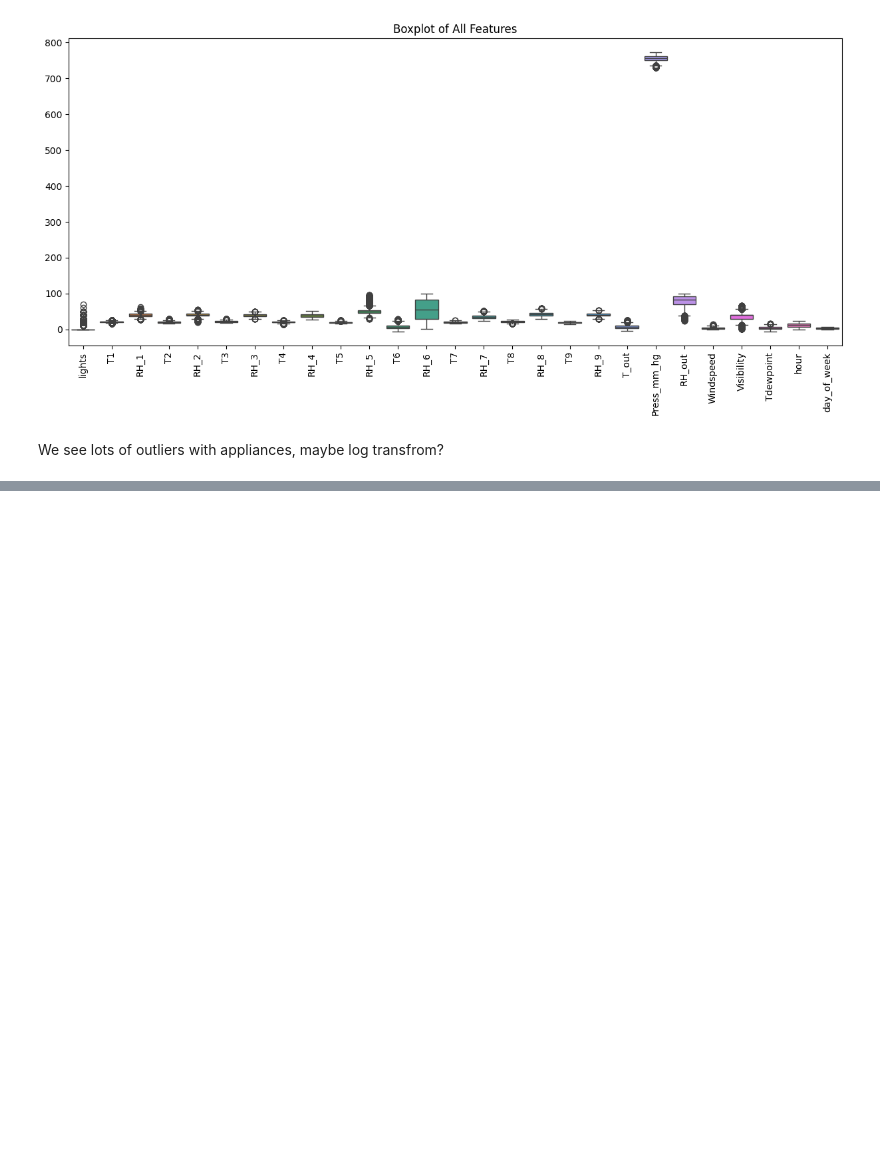
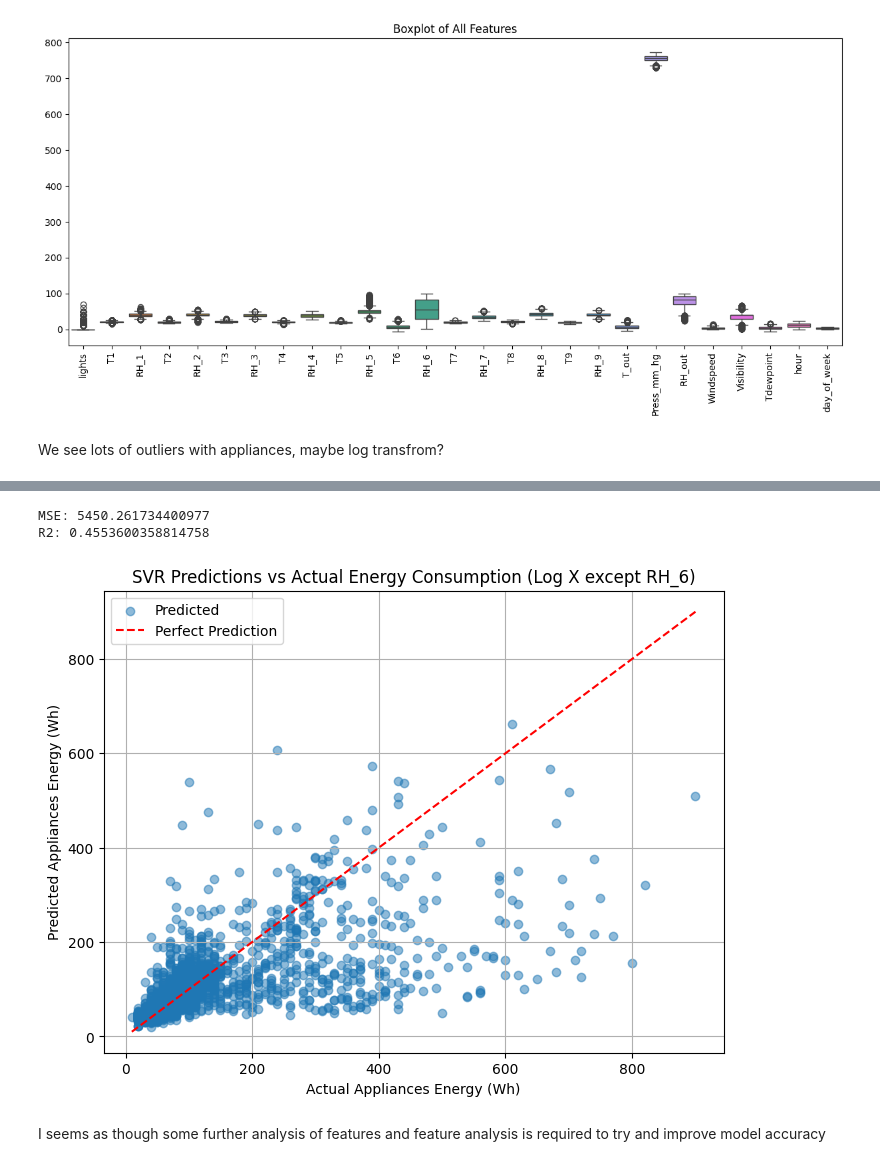
Before and after one commit to MasonLeeCity123/Introduction-to-AI-groupwork, a Jupyter notebook: MasonNotebook.ipynb, the cells around one changed output, grey strips where cells are left out. Saved outputs shown, nothing was run; the diff lists cells and outputs as text; code cells hidden in the pictures; blank space fills up the shorter version.

```diff
--- a/MasonNotebook.ipynb
+++ b/MasonNotebook.ipynb
@@ -502,0 +643,78 @@ We see lots of outliers with appliances, maybe log transfrom?
+# %%
+
+
+X = data.drop(columns=['Appliances'])
+y = data['Appliances']
+
+
+y_log = np.log1p(y)
+
+
+X_log = X.copy()
+
+cols_to_log = X_log.columns.difference(['RH_6'])
+safe_cols = [c for c in cols_to_log if X_log[c].min() >= 0]
+
+X_log[safe_cols] = np.log1p(X_log[safe_cols])
+
+
+
+X_train, X_test, y_train_log, y_test_log = train_test_split(
+    X_log, y_log, test_size=0.2, random_state=42
+)
+
+scaler_X = StandardScaler()
+X_train_scaled = scaler_X.fit_transform(X_train)
+X_test_scaled = scaler_X.transform(X_test)
+
+
+scaler_y = StandardScaler()
+y_train_scaled = scaler_y.fit_transform(
+    y_train_log.values.reshape(-1, 1)
+).ravel()
+y_test_scaled = scaler_y.transform(
+    y_test_log.values.reshape(-1, 1)
+).ravel()
+
+svr = SVR(kernel='rbf', C=100, epsilon=0.1)
+svr.fit(X_train_scaled, y_train_scaled)
+
+
+y_pred_scaled = svr.predict(X_test_scaled)
+
+
+y_pred_log = scaler_y.inverse_transform(
+    y_pred_scaled.reshape(-1, 1)
+).ravel()
+
+y_pred = np.expm1(y_pred_log)
+y_test_original = np.expm1(y_test_log)
+
+
+mse = mean_squared_error(y_test_original, y_pred)
+r2 = r2_score(y_test_original, y_pred)
+
+print("MSE:", mse)
+print("R2:", r2)
+
+plt.figure(figsize=(8, 6))
+plt.scatter(y_test_original, y_pred, alpha=0.5, label='Predicted')
+plt.plot(
+    [y_test_original.min(), y_test_original.max()],
+    [y_test_original.min(), y_test_original.max()],
+    'r--',
+    label='Perfect Prediction'
+)
+
+plt.xlabel('Actual Appliances Energy (Wh)')
+plt.ylabel('Predicted Appliances Energy (Wh)')
+plt.title('SVR Predictions vs Actual Energy Consumption (Log X except RH_6)')
+plt.legend()
+plt.grid(True)
+plt.show()
+# %% [output]
+MSE: 5450.261734400977
+R2: 0.4553600358814758
+[figure, added]
+# %% [markdown]
+I seems as though some further analysis of features and feature analysis is required to try and improve model accuracy
```
Also changed, not shown: parts of 8 cells of this notebook.
